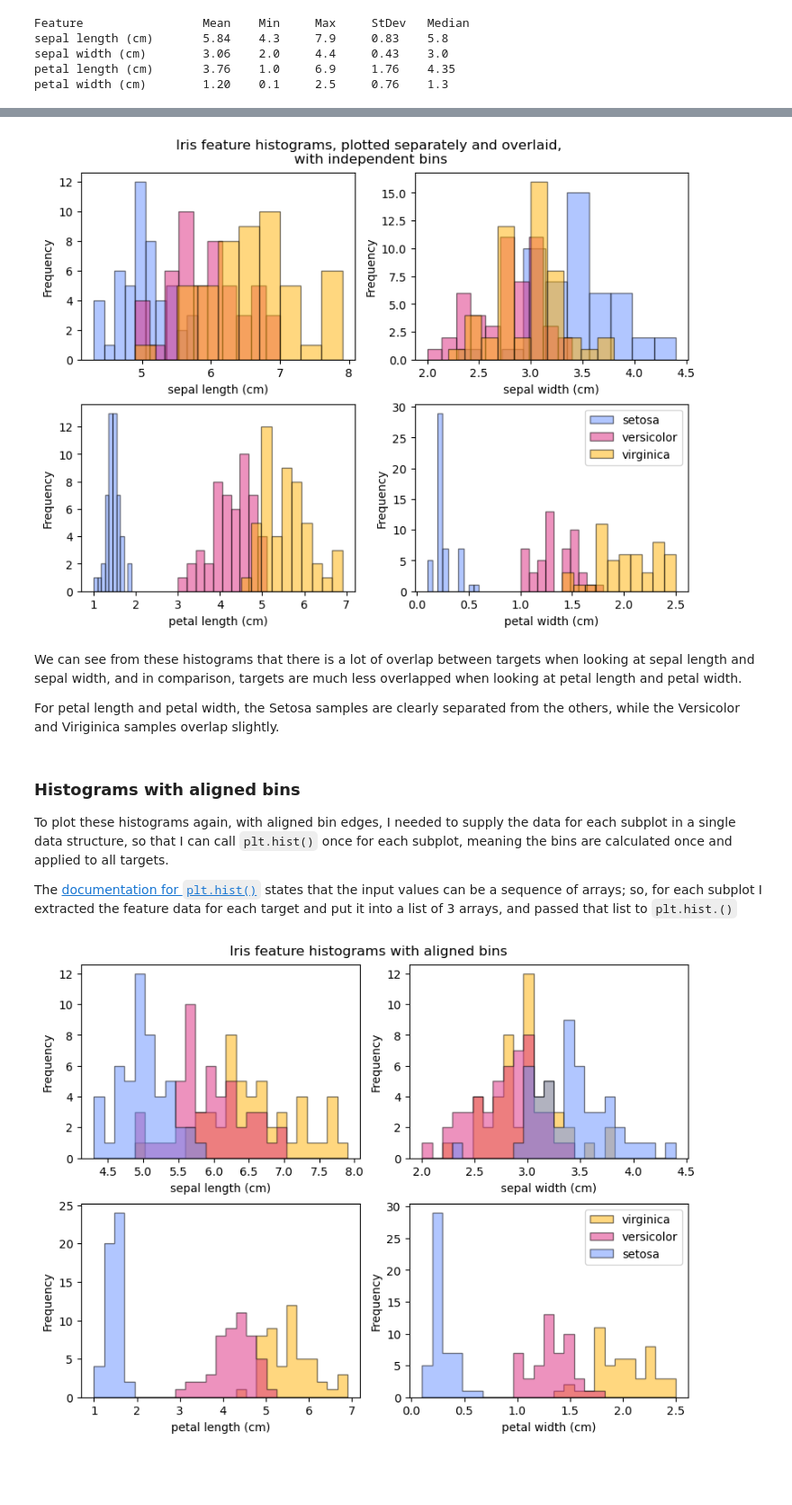
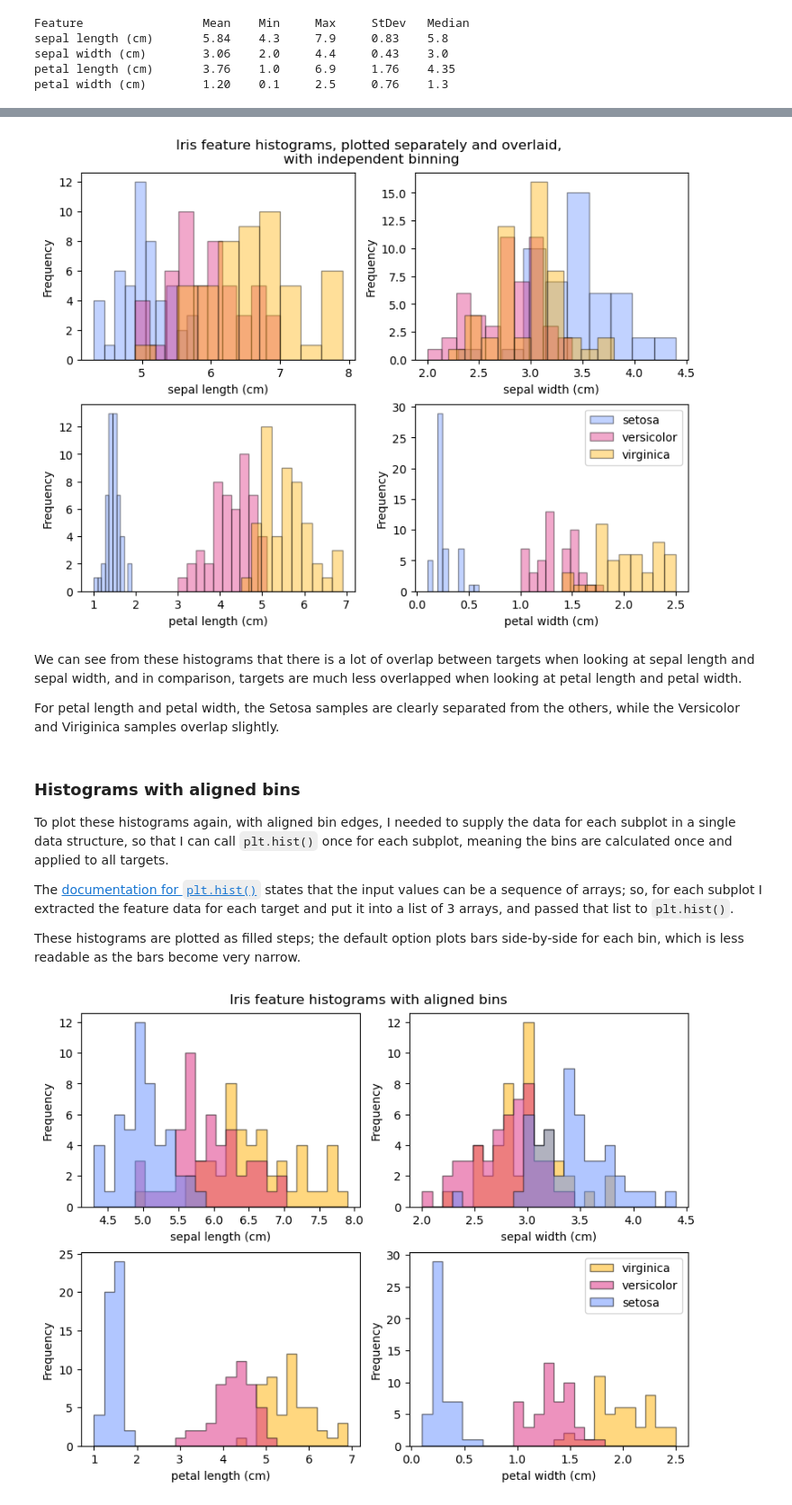
Before and after one commit to SuColl/principles_of_data_analytics, a Jupyter notebook: tasks.ipynb, the cells around one changed output, grey strips where cells are left out. Shown at 90% size. Saved outputs shown, nothing was run; the diff lists cells and outputs as text; code cells hidden in the pictures; blank space fills up the shorter version.

Commit message:
(task02) Expand description of histogram approach

```diff
--- a/tasks.ipynb
+++ b/tasks.ipynb
@@ -308,39 +310,44 @@ fig, ax = plt.subplots(2, 2, layout = "constrained", figsize=(8, 6))
 target_colours = ["#648FFF", "#DC267F", "#FFB000"]
 
 # For each feature, by index (i.e. feature will range from 0 to 3)
-for feature in range(0,n_features):
+for feature in range(0, n_features):
 
     # set which subplot we are working on, counting from 1
-    plt.subplot(2,2,feature + 1)
+    plt.subplot(2, 2, feature + 1)
 
     # Get name of feature
     name = dataset.feature_names[feature]
 
     # For each species, individially, plot a histogram on this subplot
     for species in range(n_targets):
-        # Plot the histogram
+
+        # Plot the histogram by plotting data rows
+        # when target rows match species
         plt.hist(
             dataset.data[dataset.target==species,feature],
             color=target_colours[species],
             linewidth=1.0,
             edgecolor="black",
-            alpha=0.5,
+            alpha=0.4,
             label=dataset.target_names[species]
         )
 
     # Set the x-axis label to the feature name
     plt.xlabel(name)
 
     # Set the y-axis label represent frequency in the dataset
     plt.ylabel("Frequency")
 
 # All plots use same colours, so calling legend once, outside the loop
 plt.legend()
 
 # Set overall title
-fig.suptitle("Iris feature histograms, plotted separately and overlaid,\n with independent bins");
+fig.suptitle(
+    "Iris feature histograms, plotted separately and overlaid,\n "
+    "with independent binning"
+    );
 # %% [output]
-[figure, old version]
+[figure, new version]
 # %% [markdown]
 We can see from these histograms that there is a lot of overlap between
 targets when looking at sepal length and sepal width, and in comparison,
@@ -359,6 +366,9 @@ applied to all targets.
 The [documentation for `plt.hist()`](https://matplotlib.org/stable/api/_as_gen/matplotlib.pyplot.hist.html)
 states that the input values can be a sequence of arrays; so, for each subplot
 I extracted the feature data for each target and put it into a
-list of 3 arrays, and passed that list to `plt.hist.()`
+list of 3 arrays, and passed that list to `plt.hist()`.
+
+These histograms are plotted as filled steps; the default option plots bars
+side-by-side for each bin, which is less readable as the bars become very narrow.
 # %%
 # Plotting iris feature histograms with aligned bins
```
Also changed, not shown: parts of 21 cells of this notebook.
